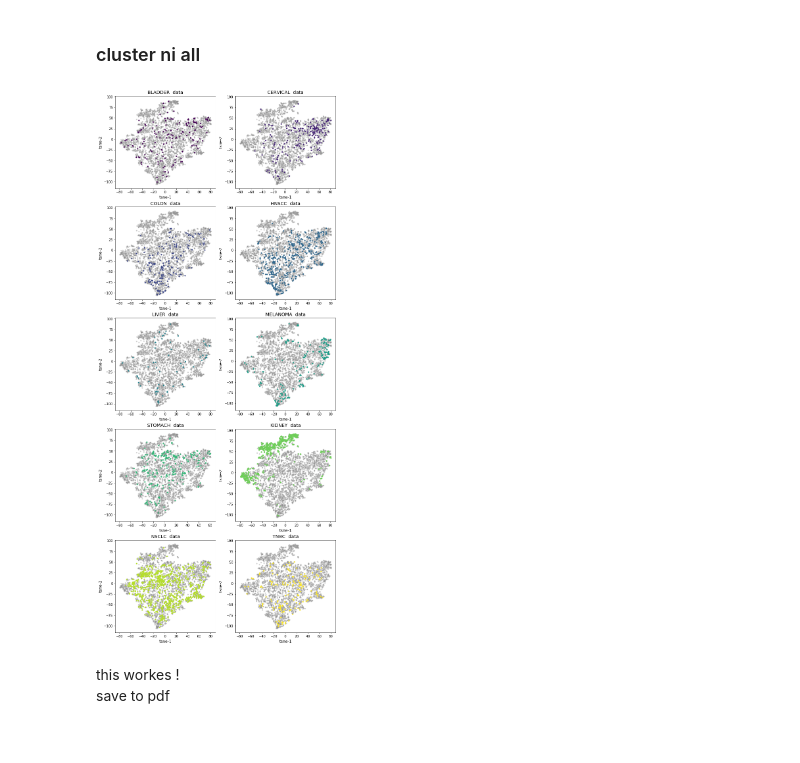
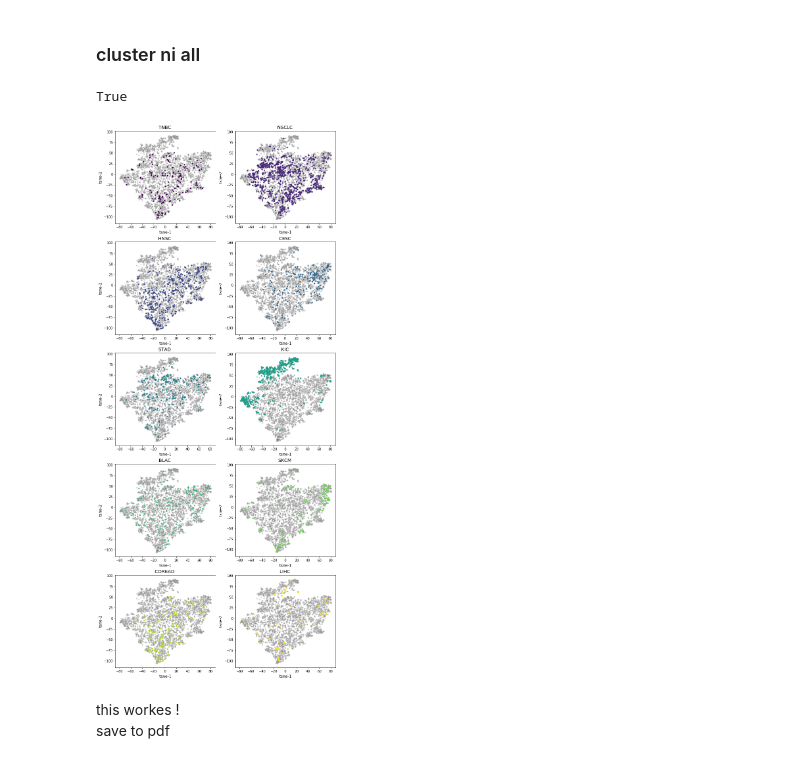
Before and after one commit to oZwZo/pan-cancer-leukocyte, a Jupyter notebook: leukocyte/plot_and_table.ipynb, the cells around one changed output. Drawn from its saved outputs; the diff is of its cells as text; code cells hidden in the pictures.

```diff
--- a/leukocyte/plot_and_table.ipynb
+++ b/leukocyte/plot_and_table.ipynb
@@ -27,6 +31,6 @@ from matplotlib.backends.backend_pdf import PdfPages
 # %% [markdown]
 # read data
 # %%
-DF = utils.read_leukocyte(data_path,False)
+DF = utils.read_leukocyte(data_path,True)
 # %% [markdown]
 preprocess of data
@@ -32,0 +41,6 @@ preprocess of data
+# %%
+my_cancer_type=['TNBC','NSCLC','HNSCC','CERVICAL','STOMACH','KIDNEY','BLADDER','MELANOMA','COLON','LIVER']
+
+formal_name=['TNBC','NSCLC','HNSC','CESC','STAD','KIC','BLAC','SKCM','COREAD','LIHC']
+
+name=pd.DataFrame(dict(zip(['my_cancer_type','formal_name'],[my_cancer_type,formal_name])))
@@ -33,15 +61,20 @@ preprocess of data
 # %% [markdown]
 ### cluster ni all
+# %%
+os.path.exists(os.path.join(tsne_path,'ALL_tsne_p30.csv'))
+# %% [output]
+True
 # %%
 fig = plt.figure(figsize=(12,30))
 i = 0
-for cancer_type in DF.keys():
+for cancer_type in name.my_cancer_type:
     ax = fig.add_subplot(5,2,i+1)
-    local_DF,statistics = leukocyte_cluster.statistics_preprocess(DF[cancer_type],False)
-    leukocyte_cluster.cluter_in_all_no_label(local_DF,cancer_type,ax=ax,**{'color':cm.viridis(i/9)})
+    local_DF,statistics = LEUC.statistics_preprocess(DF[cancer_type],False)
+    LEUC.cluter_in_all_no_label(local_DF,cancer_type,ax=ax,**{'color':cm.viridis(i/9)})
+    ax.set_title(' {}  '.format(name.formal_name.values[i]),fontsize=14)
     i += 1
 # %% [output]
-[figure, old version]
+[figure, new version]
 # %% [markdown]
 this workes !
 save to pdf
```
Also changed, not shown: parts of 21 cells of this notebook, 5 other files.
